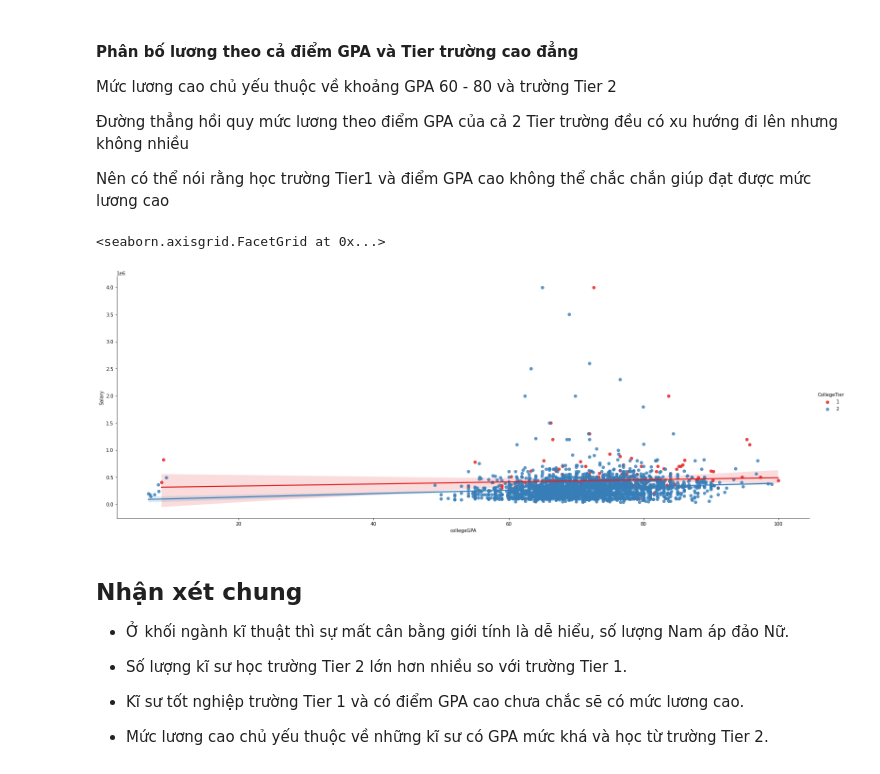
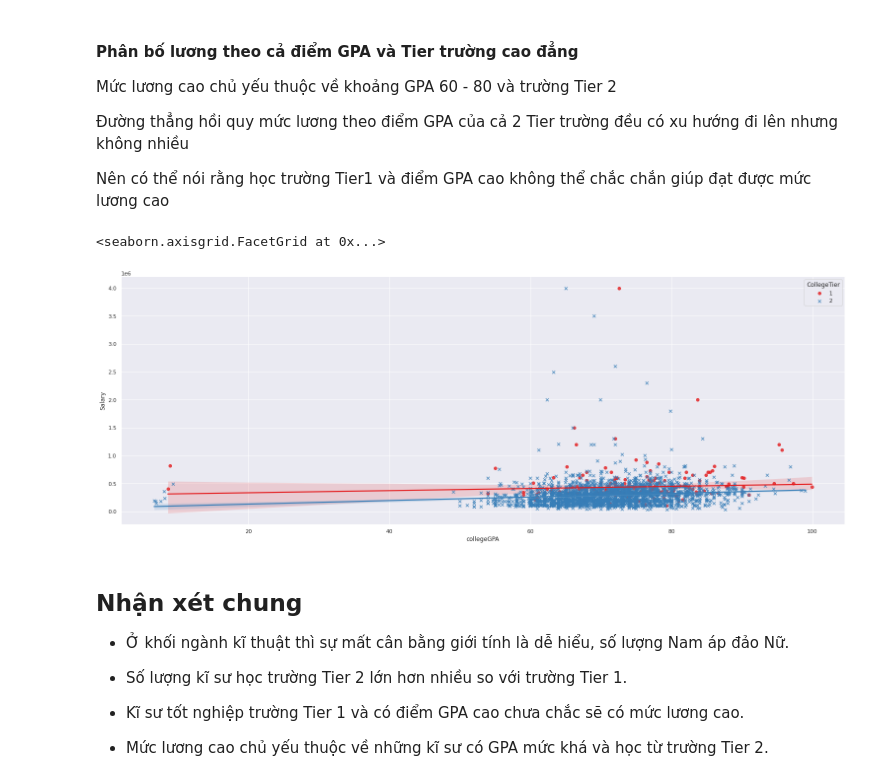
Before and after one commit to phuocleoceo/Bootstrap-Sampling, a Jupyter notebook: code.ipynb, the cells around one changed output. Saved outputs shown, nothing was run; the diff lists cells and outputs as text; code cells hidden in the pictures.

```diff
--- a/code.ipynb
+++ b/code.ipynb
@@ -22,6 +22,7 @@ import pandas as pd
 import numpy as np
 
 np.random.seed(561)
+sns.set(rc={"figure.figsize":(10, 8)})
 # %% [markdown]
 ## Đọc file dữ liệu
 # %% [markdown]
@@ -258,10 +273,11 @@ Mức lương cao chủ yếu thuộc về khoảng GPA 60 - 80 và trường Ti
 
 Nên có thể nói rằng học trường Tier1 và điểm GPA cao không thể chắc chắn giúp đạt được mức lương cao
 # %%
-sns.lmplot(x="collegeGPA", y="Salary", hue="CollegeTier", data=dataset, palette="Set1", height=8, aspect=8/3)
+sns.lmplot(x="collegeGPA", y="Salary", hue="CollegeTier", data=dataset,
+            markers=["o","x"], palette="Set1", legend_out=False, height=8, aspect=8/3)
 # %% [output]
 <seaborn.axisgrid.FacetGrid at 0x...>
-[figure, old version]
+[figure, new version]
 # %% [markdown]
 ## Nhận xét chung
 
```
Also changed, not shown: parts of 8 cells of this notebook.
